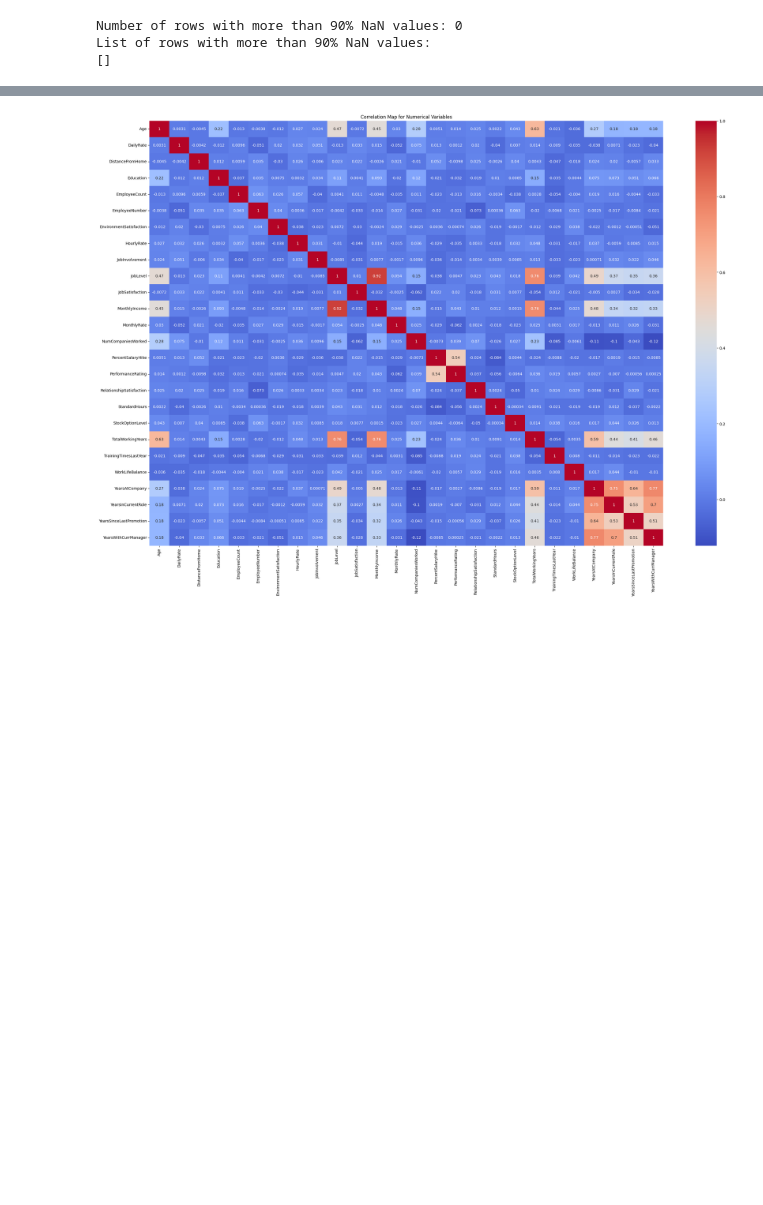
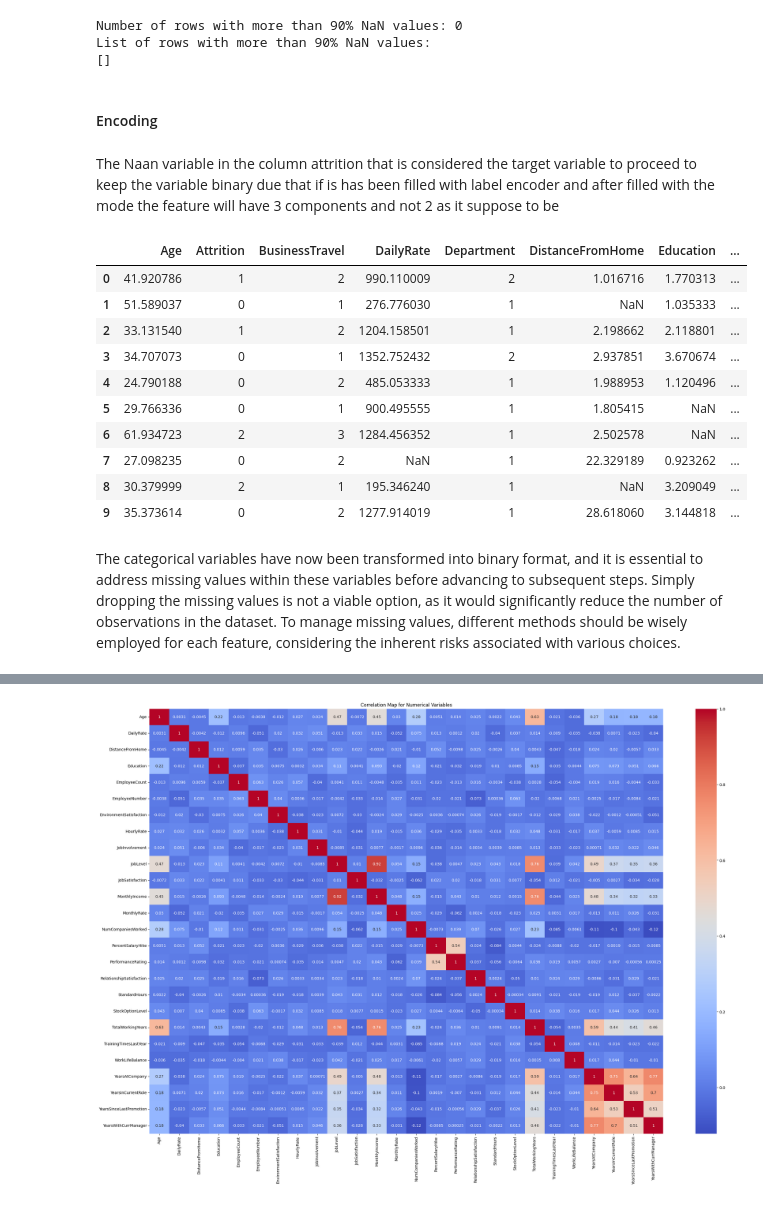
Before and after one commit to sba23416/SBA23416_Data-Preparation-Visualisation_Statistical_Techniques-for-Data-Analytics_Machine-Learning, a Jupyter notebook: HODAN MOHAMED ABDI_SBA23416_Lvl8_CA2.ipynb, the cells around one changed output, grey strips where cells are left out. Cells and saved outputs as stored; diff of their text form; code cells hidden in the pictures; blank space fills up the shorter version.

Commit message:
Identifying NaN Values-Identifying total zero counts-Identifying Duplicates-Encoding -

```diff
--- a/HODAN MOHAMED ABDI_SBA23416_Lvl8_CA2.ipynb
+++ b/HODAN MOHAMED ABDI_SBA23416_Lvl8_CA2.ipynb
@@ -174,3 +174,5 @@ print(list_of_rows)
 Number of rows with more than 90% NaN values: 0
 List of rows with more than 90% NaN values:
 []
+# %% [markdown]
+#### Encoding
@@ -176,0 +234,18 @@ List of rows with more than 90% NaN values:
+# %% [markdown]
+The Naan variable in the column attrition that is considered the target variable  to proceed to keep the variable binary due that if is has been filled with label encoder and after filled with the mode the feature will have 3 components and not 2 as it suppose to be
+# %%
+Employee_Attrition_df.head(10)
+# %% [output]
+|  | Age | Attrition | BusinessTravel | DailyRate | Department | DistanceFromHome | Education | ... |
+| 0 | 41.920786 | 1 | 2 | 990.110009 | 2 | 1.016716 | 1.770313 | ... |
+| 1 | 51.589037 | 0 | 1 | 276.776030 | 1 | NaN | 1.035333 | ... |
+| 2 | 33.131540 | 1 | 2 | 1204.158501 | 1 | 2.198662 | 2.118801 | ... |
+| 3 | 34.707073 | 0 | 1 | 1352.752432 | 2 | 2.937851 | 3.670674 | ... |
+| 4 | 24.790188 | 0 | 2 | 485.053333 | 1 | 1.988953 | 1.120496 | ... |
+| 5 | 29.766336 | 0 | 1 | 900.495555 | 1 | 1.805415 | NaN | ... |
+| 6 | 61.934723 | 2 | 3 | 1284.456352 | 1 | 2.502578 | NaN | ... |
+| 7 | 27.098235 | 0 | 2 | NaN | 1 | 22.329189 | 0.923262 | ... |
+| 8 | 30.379999 | 2 | 1 | 195.346240 | 1 | NaN | 3.209049 | ... |
+| 9 | 35.373614 | 0 | 2 | 1277.914019 | 1 | 28.618060 | 3.144818 | ... |
+# %% [markdown]
+The categorical variables have now been transformed into binary format, and it is essential to address missing values within these variables before advancing to subsequent steps. Simply dropping the missing values is not a viable option, as it would significantly reduce the number of observations in the dataset. To manage missing values, different methods should be wisely employed for each feature, considering the inherent risks associated with various choices.
```
Also changed, not shown: parts of 4 cells of this notebook.
